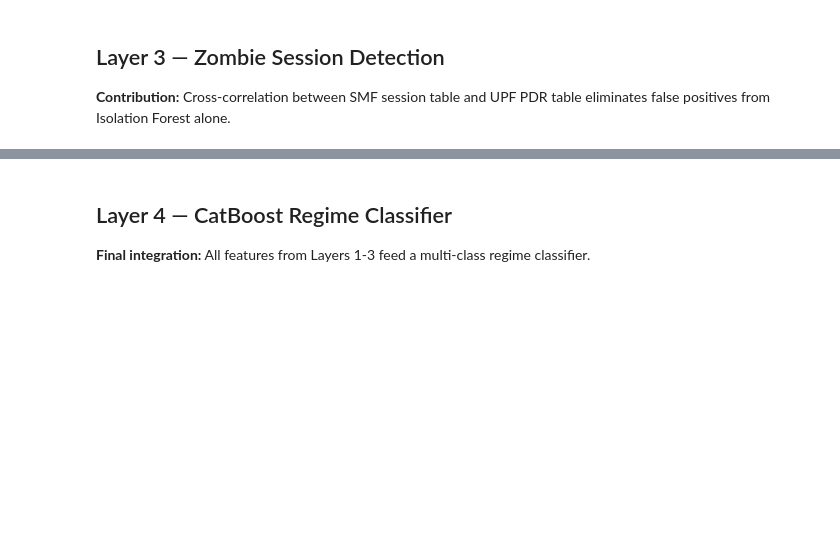
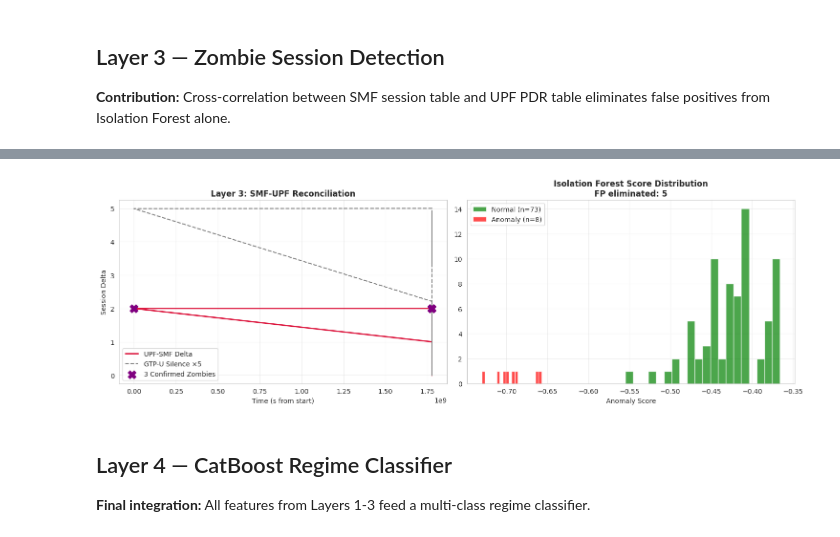
Before and after one commit to khsoukaina/Proactive-Observability-E2E-5G-, a Jupyter notebook: research_pipeline.ipynb, the cells around one changed output, grey strips where cells are left out. Saved outputs shown, nothing was run; the diff lists cells and outputs as text; code cells hidden in the pictures; blank space fills up the shorter version.

```diff
--- a/research_pipeline.ipynb
+++ b/research_pipeline.ipynb
@@ -97,26 +194,41 @@ print(f'FP reduction rate:                       {fp_eliminated/max(anomalies,1)
 # %%
-fig, axes = plt.subplots(1, 2, figsize=(14, 5))
+L3 = pd.read_csv('features/L3_zombie_features.csv')
+L3 = to_relative_time(L3)
 
-axes[0].plot(L3['time_window'], L3['session_delta'], color='crimson', label='UPF-SMF Delta', lw=1.5)
-axes[0].plot(L3['time_window'], L3['gtpu_silence_ratio']*5, '--', color='gray', label='Silence x5', lw=1)
+fig, axes = plt.subplots(1, 2, figsize=(15, 5))
+
+axes[0].plot(L3['t_rel'], L3['session_delta'],
+             color='crimson', lw=2, label='UPF-SMF Delta')
+axes[0].plot(L3['t_rel'], L3['gtpu_silence_ratio']*5,
+             '--', color='gray', lw=1.5, label='GTP-U Silence ×5')
 zm = L3[L3['zombie_confirmed']==1]
 if len(zm) > 0:
-    axes[0].scatter(zm['time_window'], zm['session_delta'], color='purple', s=120, marker='X', zorder=5, label='Confirmed Zombie')
-axes[0].set_title('Layer 3: SMF-UPF Reconciliation')
-axes[0].set_xlabel('Time Window')
+    axes[0].scatter(zm['t_rel'], zm['session_delta'],
+                    color='purple', s=150, marker='X', zorder=5,
+                    label=f'{len(zm)} Confirmed Zombies')
+axes[0].set_title('Layer 3: SMF-UPF Reconciliation', fontweight='bold')
+axes[0].set_xlabel('Time (s from start)')
 axes[0].set_ylabel('Session Delta')
 axes[0].legend()
+axes[0].grid(alpha=0.3)
 
+# Histogram (this part already worked)
 normal = L3[L3['anomaly_score']==1]['anomaly_raw_score']
 anomaly = L3[L3['anomaly_score']==-1]['anomaly_raw_score']
-axes[1].hist(normal, bins=20, alpha=0.7, color='green', label='Normal')
-axes[1].hist(anomaly, bins=20, alpha=0.7, color='red', label='Anomaly')
-axes[1].set_title('Isolation Forest Score Distribution')
+axes[1].hist(normal, bins=20, alpha=0.7, color='green', label=f'Normal (n={len(normal)})')
+axes[1].hist(anomaly, bins=20, alpha=0.7, color='red', label=f'Anomaly (n={len(anomaly)})')
+axes[1].set_title(f'Isolation Forest Score Distribution\n'
+                   f'FP eliminated: {len(anomaly) - L3["zombie_confirmed"].sum()}',
+                   fontweight='bold')
 axes[1].set_xlabel('Anomaly Score')
 axes[1].legend()
+axes[1].grid(alpha=0.3)
+
 plt.tight_layout()
-plt.savefig('plots/layer3_zombie_detection.png', bbox_inches='tight')
+plt.savefig('plots/layer3_zombie_detection.png', bbox_inches='tight', dpi=150)
 plt.show()
+# %% [output]
+[figure, added]
 # %% [markdown]
 ## Layer 4 — CatBoost Regime Classifier
 
```
Also changed, not shown: parts of 11 cells of this notebook, 32 other files.
